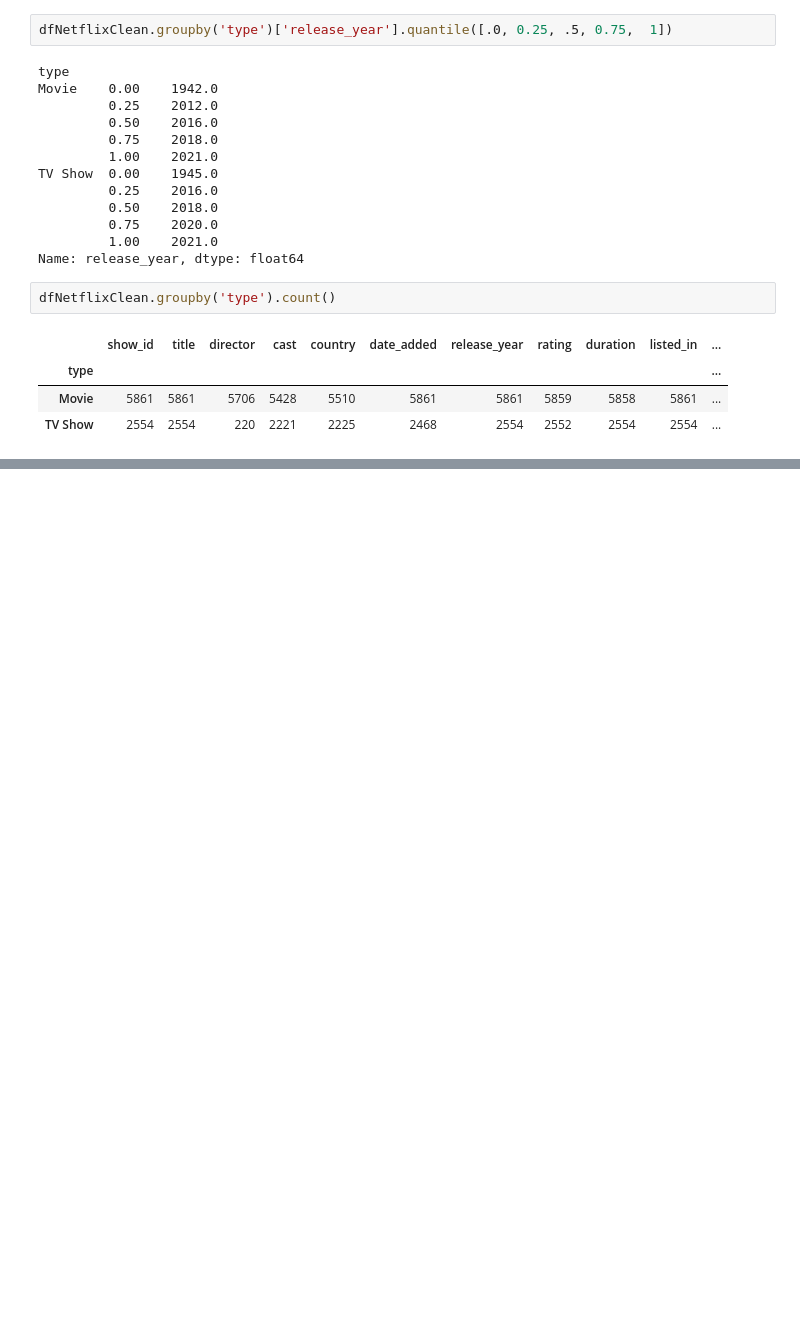
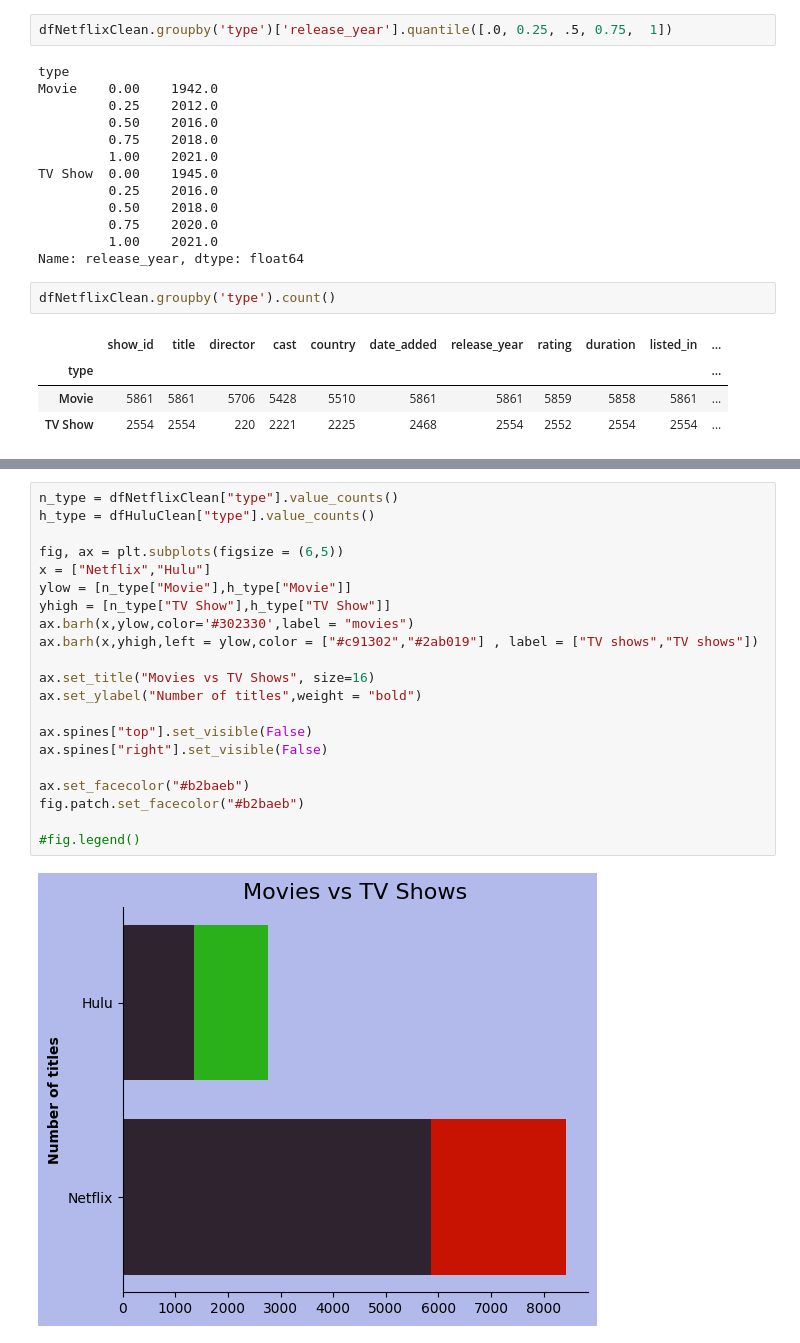
Before and after one commit to P-Panda1/msds593_group32, a Jupyter notebook: analysis.ipynb, the cells around one changed output, grey strips where cells are left out. Cells and saved outputs as stored; diff of their text form; blank space fills up the shorter version.

```diff
--- a/analysis.ipynb
+++ b/analysis.ipynb
@@ -641,0 +1144,23 @@ Name: release_year, dtype: float64
+# %%
+n_type = dfNetflixClean["type"].value_counts()
+h_type = dfHuluClean["type"].value_counts()
+
+fig, ax = plt.subplots(figsize = (6,5))
+x = ["Netflix","Hulu"]
+ylow = [n_type["Movie"],h_type["Movie"]]
+yhigh = [n_type["TV Show"],h_type["TV Show"]]
+ax.barh(x,ylow,color='#302330',label = "movies")
+ax.barh(x,yhigh,left = ylow,color = ["#c91302","#2ab019"] , label = ["TV shows","TV shows"])
+
+ax.set_title("Movies vs TV Shows", size=16)
+ax.set_ylabel("Number of titles",weight = "bold")
+
+ax.spines["top"].set_visible(False)
+ax.spines["right"].set_visible(False)
+
+ax.set_facecolor("#b2baeb")
+fig.patch.set_facecolor("#b2baeb")
+
+#fig.legend()
+# %% [output]
+[figure, added]
```
Also changed, not shown: parts of 50 cells of this notebook, 6 other files.
